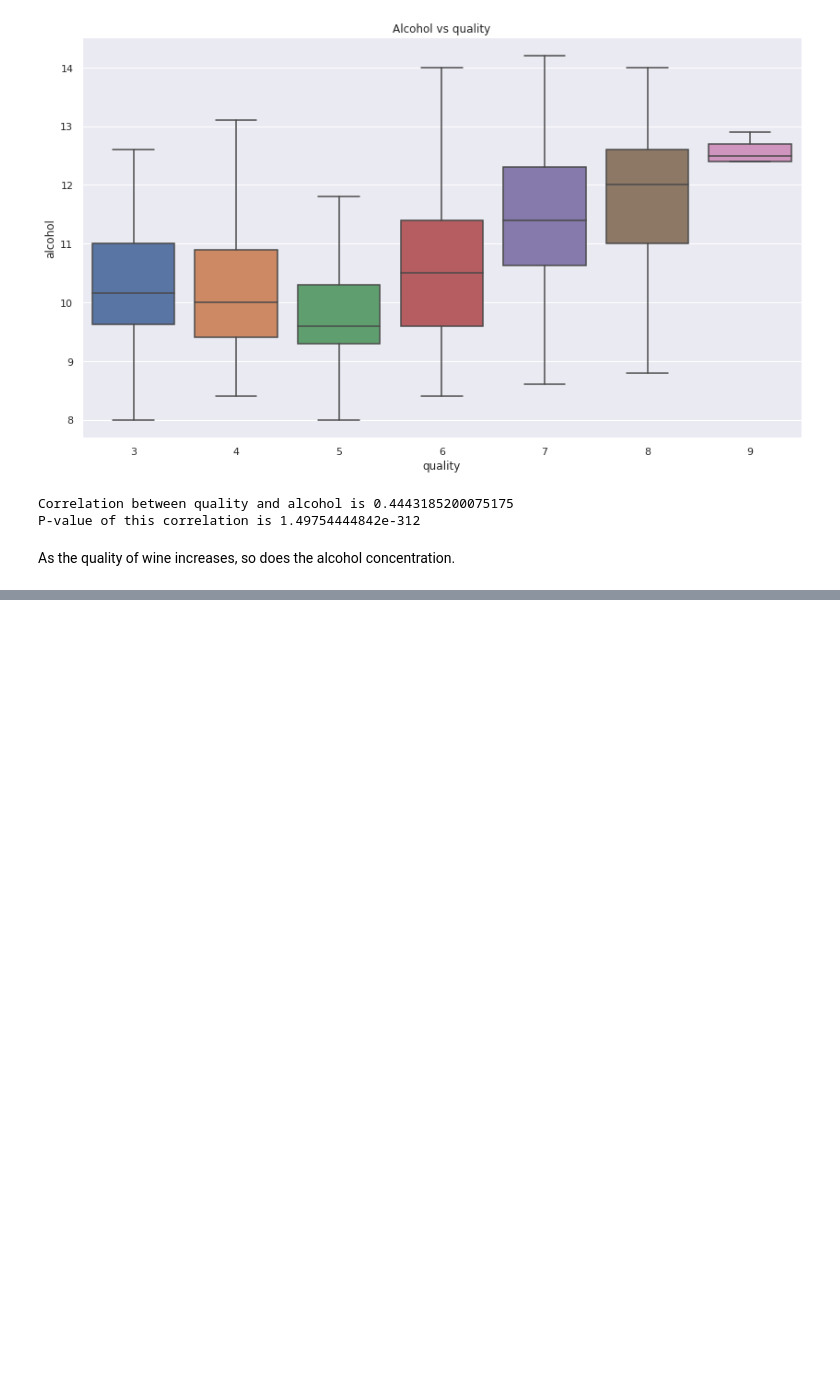
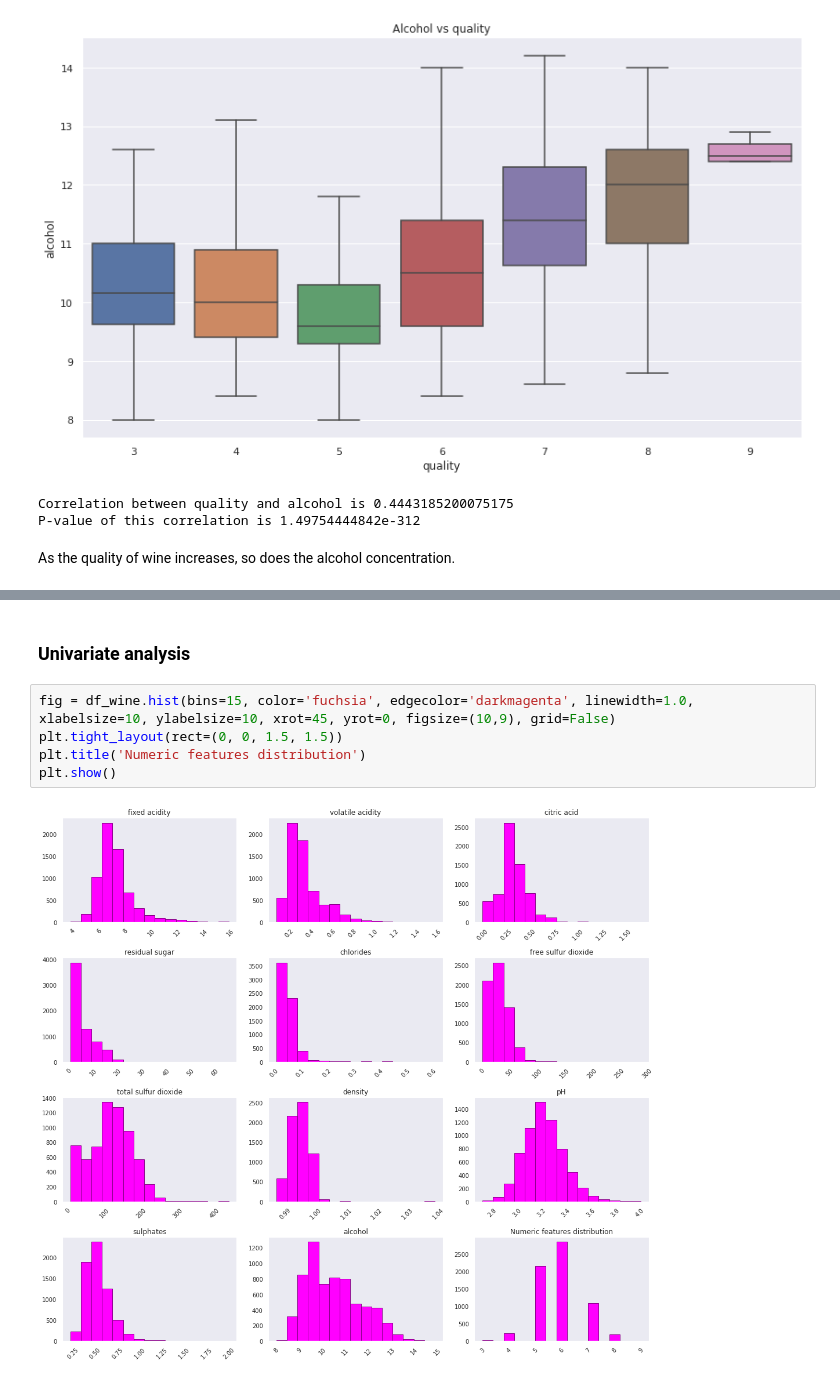
Before and after one commit to OSWA00/Wine-quality-predictor, a Jupyter notebook: notebooks/data_analysis.ipynb, the cells around one changed output, grey strips where cells are left out. Drawn from its saved outputs; the diff is of its cells as text; blank space fills up the shorter version.

Commit message:
feat multivariate analysis

```diff
--- a/notebooks/data_analysis.ipynb
+++ b/notebooks/data_analysis.ipynb
@@ -232,0 +256,9 @@ Name: quality_label, dtype: int64
+# %% [markdown]
+### Univariate analysis
+# %%
+fig = df_wine.hist(bins=15, color='fuchsia', edgecolor='darkmagenta', linewidth=1.0, xlabelsize=10, ylabelsize=10, xrot=45, yrot=0, figsize=(10,9), grid=False)
+plt.tight_layout(rect=(0, 0, 1.5, 1.5))
+plt.title('Numeric features distribution')
+plt.show()
+# %% [output]
+[figure, added]
```
Also changed, not shown: parts of 22 cells of this notebook.
